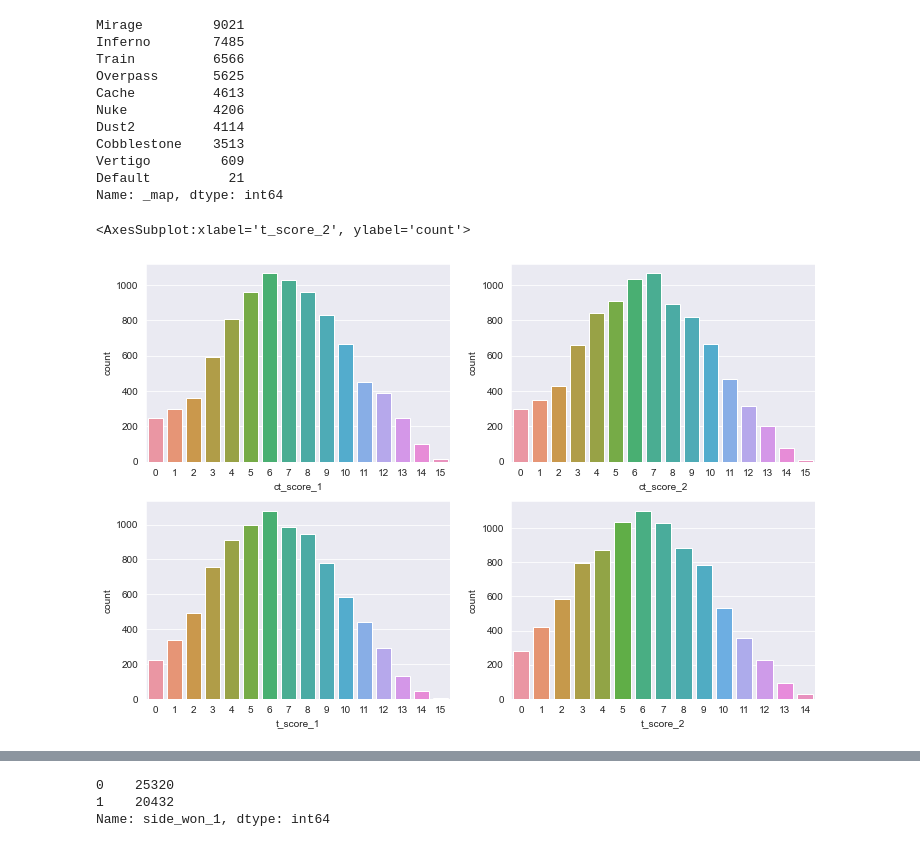
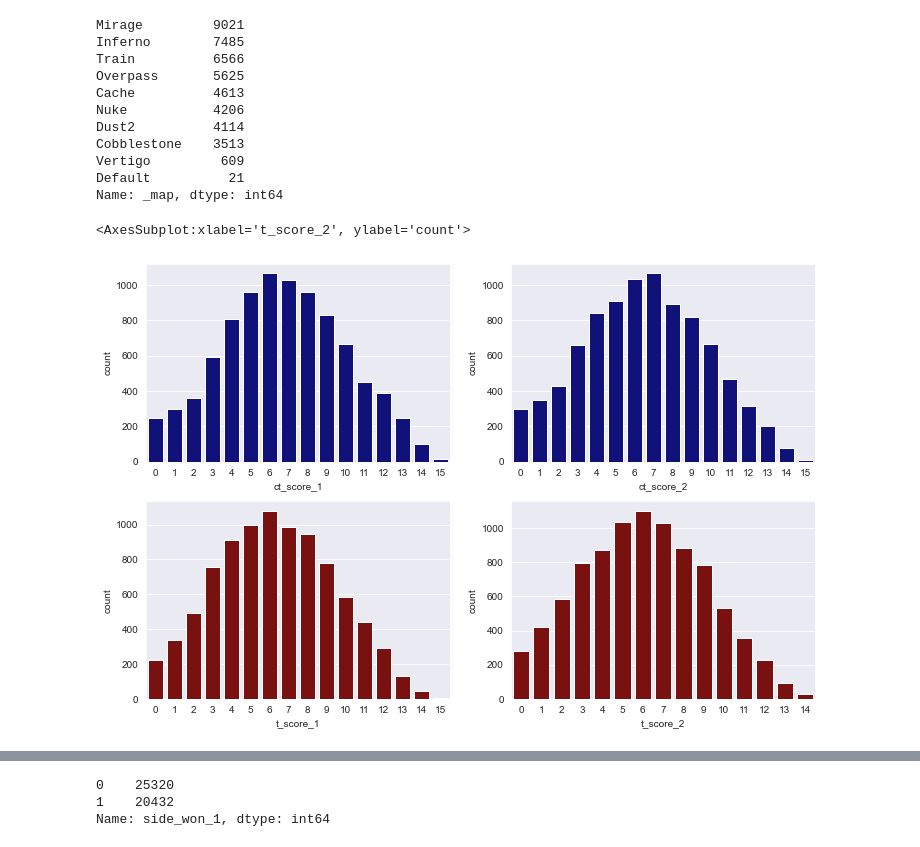
Before and after one commit to tahashahab/competitive_csgo, a Jupyter notebook: csgo_results.ipynb, the cells around one changed output, grey strips where cells are left out. Drawn from its saved outputs; the diff is of its cells as text; code cells hidden in the pictures.

```diff
--- a/csgo_results.ipynb
+++ b/csgo_results.ipynb
@@ -4,6 +4,7 @@ import pandas as pd
 import matplotlib.pyplot as plt
 import seaborn as sns
 import datetime as dt
+import statsmodels.api as sm
 
 from sklearn.model_selection import train_test_split, GridSearchCV
 from sklearn.linear_model import LogisticRegression
@@ -11,10 +12,13 @@ from sklearn.ensemble import RandomForestClassifier
 from sklearn.svm import SVC
 from sklearn.metrics import confusion_matrix, classification_report, accuracy_score
 from sklearn.preprocessing import LabelEncoder
+from statsmodels.discrete.discrete_model import Logit
 
 from tensorflow.keras import Sequential
 from tensorflow.keras.layers import Dense
 import warnings
 warnings.filterwarnings("ignore")
+
+sns.set_style('darkgrid')
 # %%
 results = pd.read_csv('results.csv')
@@ -92,13 +95,13 @@ mirage_df = results[results['_map'] == 'Mirage']
 # %%
 sns.set_style('darkgrid')
 f, ax = plt.subplots(2,2, figsize=(12,8))
-sns.countplot(x='ct_score_1', data=mirage_df, ax=ax[0,0])
-sns.countplot(x='ct_score_2', data=mirage_df, ax=ax[0,1])
-sns.countplot(x='t_score_1', data=mirage_df, ax=ax[1,0])
-sns.countplot(x='t_score_2', data=mirage_df, ax=ax[1,1])
+sns.countplot(x='ct_score_1', data=mirage_df, ax=ax[0,0], color='darkblue')
+sns.countplot(x='ct_score_2', data=mirage_df, ax=ax[0,1], color='darkblue')
+sns.countplot(x='t_score_1', data=mirage_df, ax=ax[1,0], color='darkred')
+sns.countplot(x='t_score_2', data=mirage_df, ax=ax[1,1], color='darkred')
 # %% [output]
 <AxesSubplot:xlabel='t_score_2', ylabel='count'>
-[figure, old version]
+[figure, new version]
 # %%
 def map_score_plots(_map):
     df = results[results['_map'] == _map]
```
Also changed, not shown: parts of 47 cells of this notebook.
